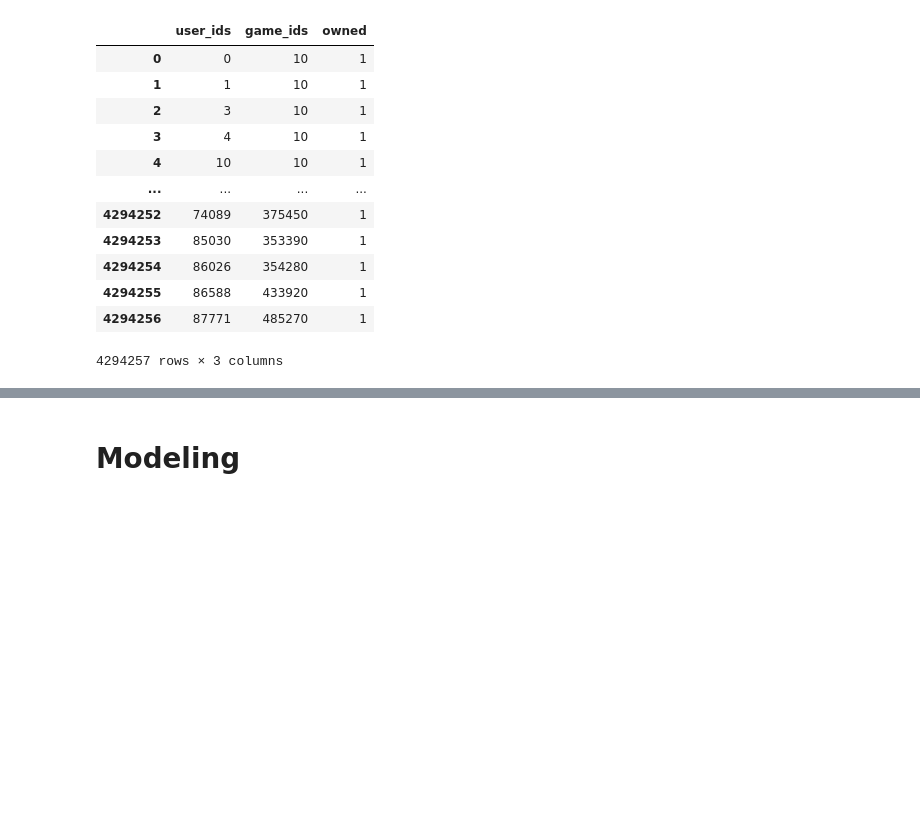
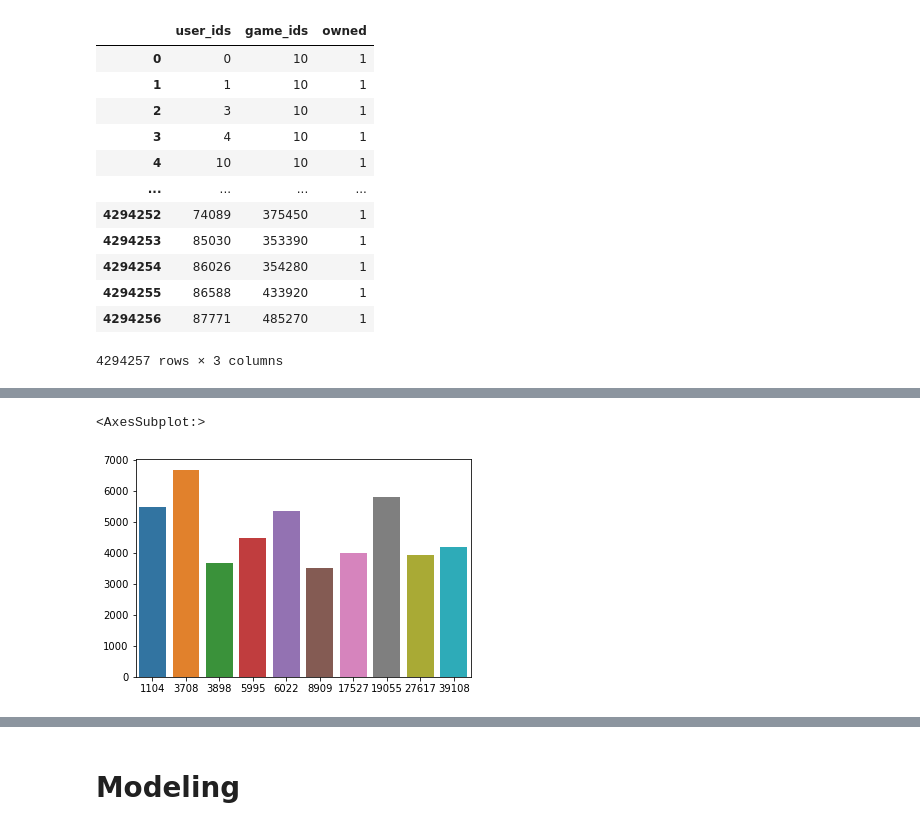
Before and after one commit to JakeAsh22/steam-rec-system, a Jupyter notebook: get_data.ipynb, the cells around one changed output, grey strips where cells are left out. Cells and saved outputs as stored; diff of their text form; code cells hidden in the pictures; blank space fills up the shorter version.

```diff
--- a/get_data.ipynb
+++ b/get_data.ipynb
@@ -209,0 +253,5 @@ clean_df
+# %%
+sns.barplot(x = clean_df['user_ids'].value_counts().index[0:10], y = clean_df['user_ids'].value_counts().values[0:10])
+# %% [output]
+<AxesSubplot:>
+[figure, added]
```
Also changed, not shown: parts of 36 cells of this notebook.
